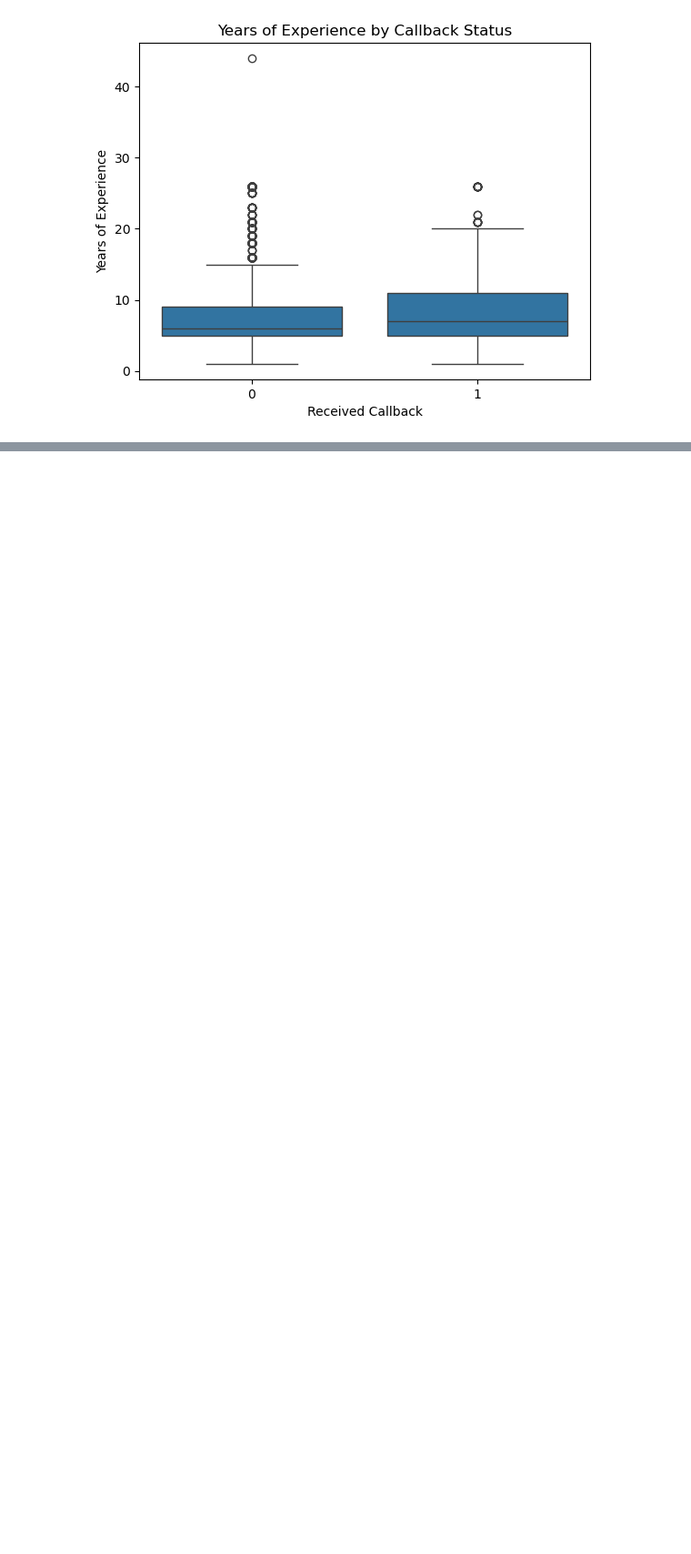
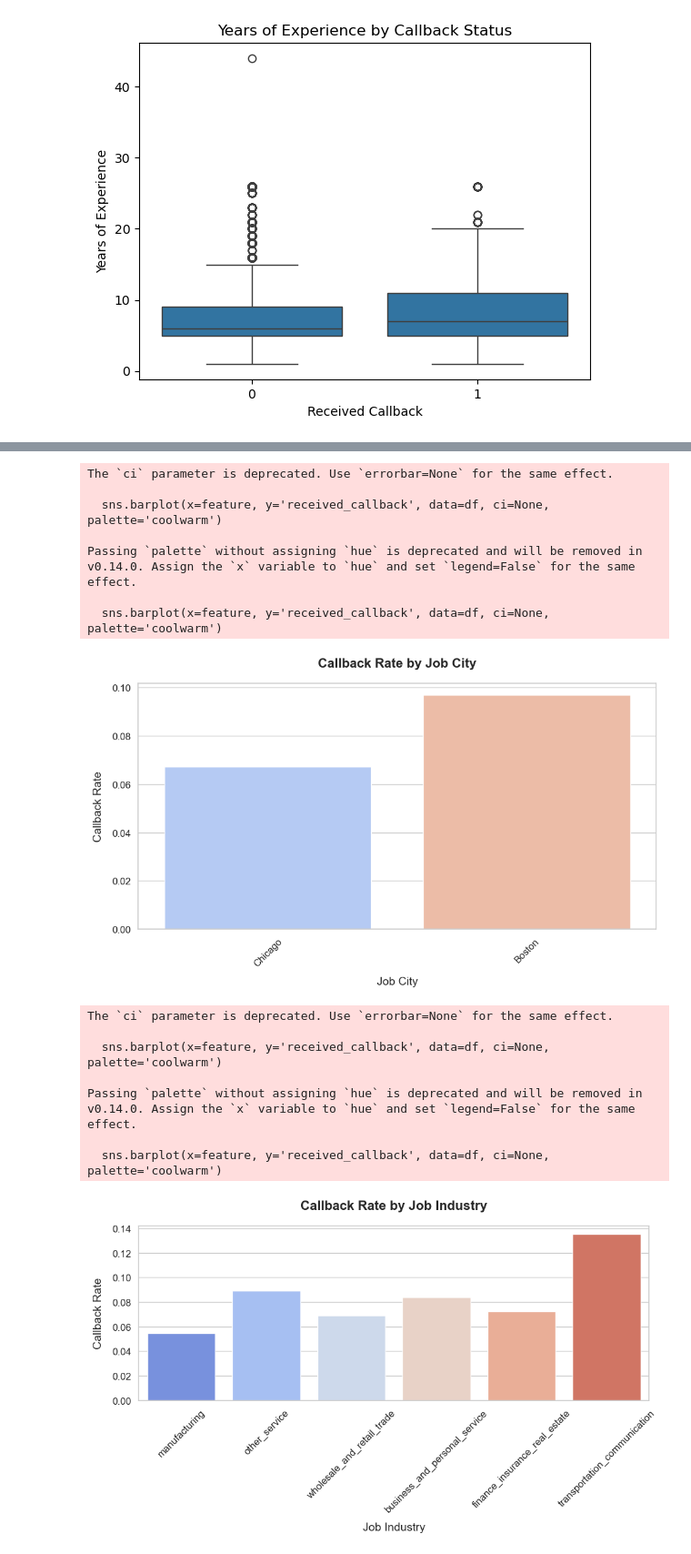
Before and after one commit to anyfruit/Key-Resume-Attributes-Impacting-Job-Callbacks, a Jupyter notebook: DATA1030Project.ipynb, the cells around one changed output, grey strips where cells are left out. Shown at 91% size. Drawn from its saved outputs; the diff is of its cells as text; code cells hidden in the pictures; blank space fills up the shorter version.

```diff
--- a/DATA1030Project.ipynb
+++ b/DATA1030Project.ipynb
@@ -219,0 +202,42 @@ plt.show()
+# %%
+# List of categorical features (excluding the target 'received_callback')
+categorical_features = ['job_city', 'job_industry', 'job_type', 'job_fed_contractor', 'job_equal_opp_employer',
+                        'job_ownership', 'job_req_any', 'job_req_communication', 'job_req_education', 'job_req_computer',
+                        'job_req_organization', 'race', 'gender', 'college_degree', 'honors', 'worked_during_school',
+                        'computer_skills', 'special_skills', 'volunteer', 'military', 'employment_holes', 'has_email_address']
+
+# Loop through each categorical feature and create a bar plot for callback rate
+for feature in categorical_features:
+    plt.figure(figsize=(10, 6))
+    sns.set(style="whitegrid")
+
+    # Create a bar plot for each categorical feature vs callback rate
+    sns.barplot(x=feature, y='received_callback', data=df, ci=None, palette='coolwarm')
+
+    # Customize the plot
+    plt.title(f'Callback Rate by {feature.replace("_", " ").title()}', fontsize=16, fontweight='bold', pad=20)
+    plt.xlabel(f'{feature.replace("_", " ").title()}', fontsize=14, labelpad=10)
+    plt.ylabel('Callback Rate', fontsize=14, labelpad=10)
+    plt.xticks(rotation=45, fontsize=12)  # Rotate x-axis labels for better readability
+    plt.yticks(fontsize=12)
+
+    # Display the plot
+    plt.tight_layout()
+    plt.show()
+# %% [output]
+The `ci` parameter is deprecated. Use `errorbar=None` for the same effect.
+
+  sns.barplot(x=feature, y='received_callback', data=df, ci=None, palette='coolwarm')
+
+Passing `palette` without assigning `hue` is deprecated and will be removed in v0.14.0. Assign the `x` variable to `hue` and set `legend=False` for the same effect.
+
+  sns.barplot(x=feature, y='received_callback', data=df, ci=None, palette='coolwarm')
+[figure, added]
+The `ci` parameter is deprecated. Use `errorbar=None` for the same effect.
+
+  sns.barplot(x=feature, y='received_callback', data=df, ci=None, palette='coolwarm')
+
+Passing `palette` without assigning `hue` is deprecated and will be removed in v0.14.0. Assign the `x` variable to `hue` and set `legend=False` for the same effect.
+
+  sns.barplot(x=feature, y='received_callback', data=df, ci=None, palette='coolwarm')
+[figure, added]
```
Also changed, not shown: parts of 6 cells of this notebook, 2 other files.
